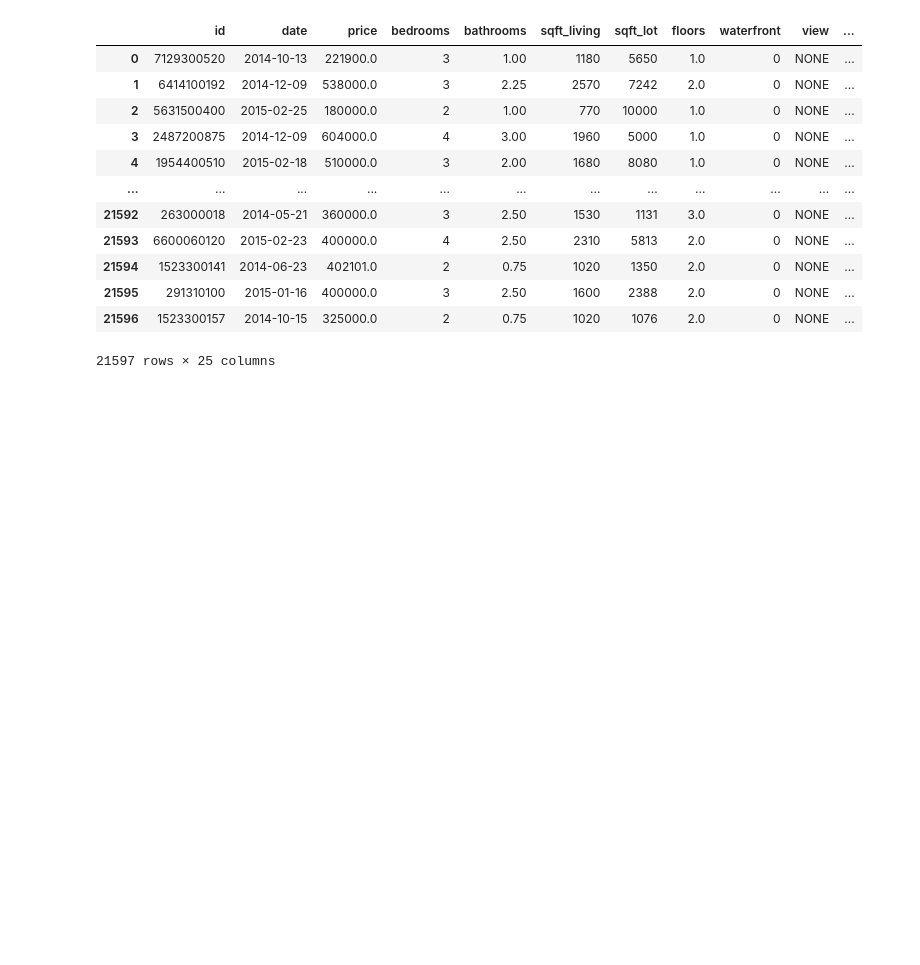
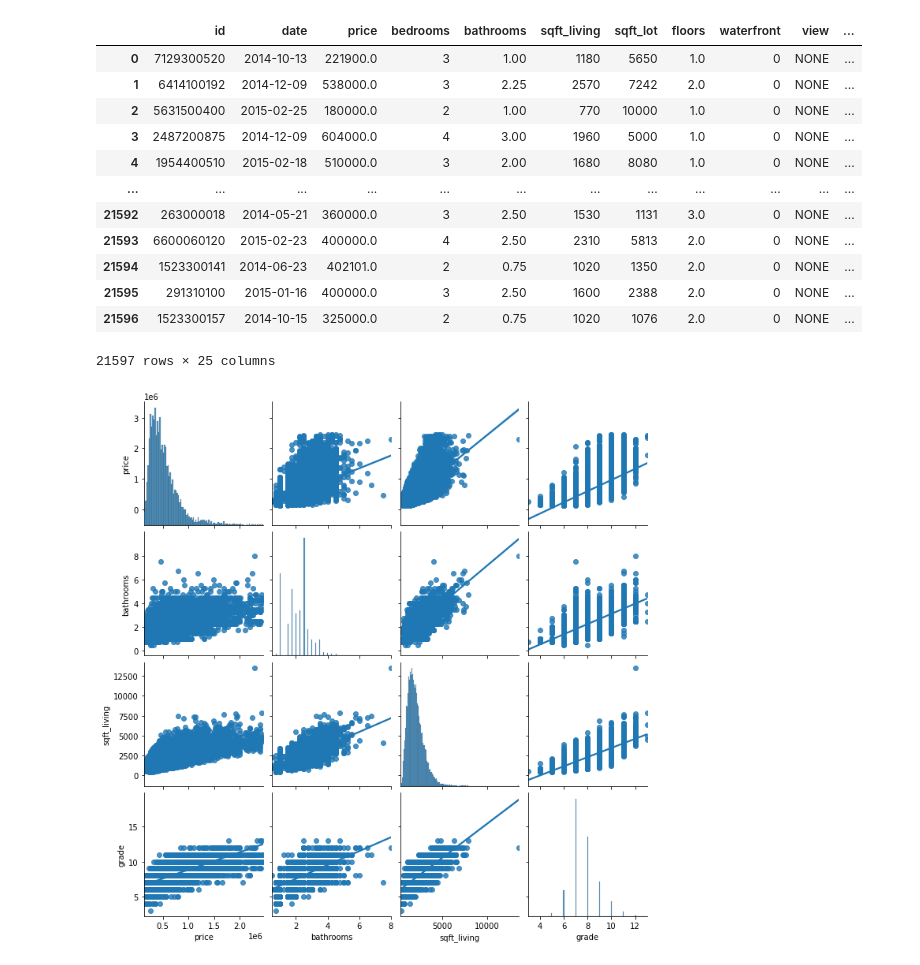
Before and after one commit to westonshuken/King-county-housing-analysis, a Jupyter notebook: Czarina-Modeling.ipynb, the cells around one changed output. Drawn from its saved outputs; the diff is of its cells as text; code cells hidden in the pictures; blank space fills up the shorter version.

```diff
--- a/Czarina-Modeling.ipynb
+++ b/Czarina-Modeling.ipynb
@@ -195,3 +195,10 @@ pop_data.plot(kind='scatter', x='long', y='lat', figsize=(10, 8), alpha=0.1, col
 plt.show()
 # %%
 pop_data
+# %%
+attributes = ['price', 'bathrooms', 'sqft_living', 'grade']
+
+sns.pairplot(x_vars = attributes, y_vars = attributes, data = pop_data, kind='reg')
+plt.show()
+# %% [output]
+[figure, added]
```
Also changed, not shown: parts of 8 cells of this notebook, 1 other file.
